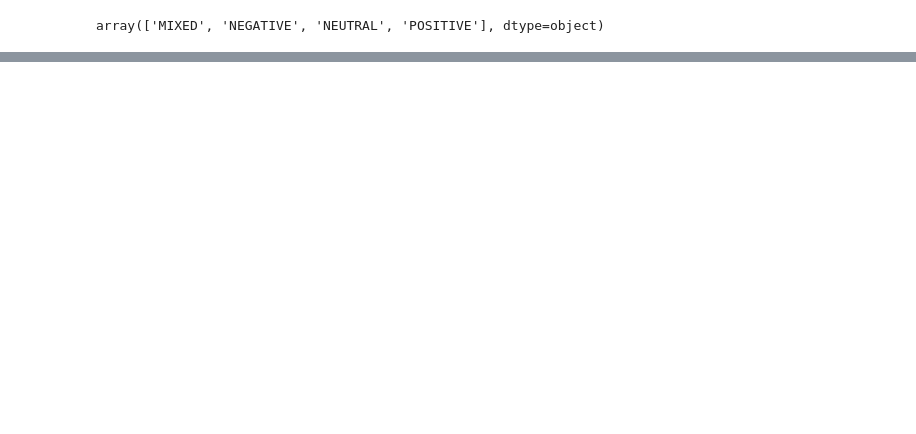
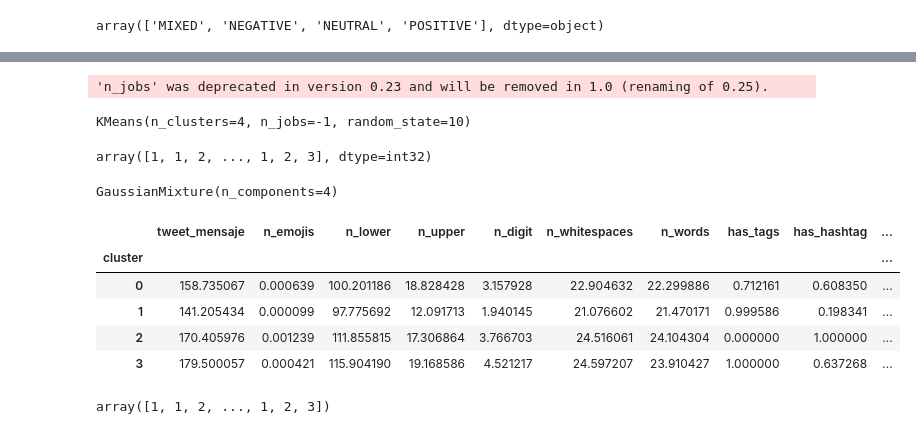
Before and after one commit to joathamxd/last_pr, a Jupyter notebook: notebooks/Práctica 5, Equipo Merequetengues.ipynb, the cells around one changed output, grey strips where cells are left out. Saved outputs shown, nothing was run; the diff lists cells and outputs as text; code cells hidden in the pictures; blank space fills up the shorter version.

Commit message:
se agregan clusters

```diff
--- a/notebooks/Práctica 5, Equipo Merequetengues.ipynb
+++ b/notebooks/Práctica 5, Equipo Merequetengues.ipynb
@@ -148,0 +218,9 @@ pr.data.loc[pr.data["sentiment"] == "POSITIVE"]
+# %%
+km.fit(Xs)
+# %% [output]
+'n_jobs' was deprecated in version 0.23 and will be removed in 1.0 (renaming of 0.25).
+KMeans(n_clusters=4, n_jobs=-1, random_state=10)
+# %%
+km.predict(Xs)
+# %% [output]
+array([1, 1, 2, ..., 1, 2, 3], dtype=int32)
@@ -148,0 +229,17 @@ pr.data.loc[pr.data["sentiment"] == "POSITIVE"]
+# %%
+gmm = GaussianMixture(n_components=4)
+# %%
+gmm.fit(Xs)
+# %% [output]
+GaussianMixture(n_components=4)
+# %%
+X['cluster']=gmm.predict(Xs)
+# %%
+X.groupby("cluster").mean().style.background_gradient(cmap='Blues')
+# %% [output]
+|  | tweet_mensaje | n_emojis | n_lower | n_upper | n_digit | n_whitespaces | n_words | has_tags | has_hashtag | ... |
+| cluster |  |  |  |  |  |  |  |  |  | ... |
+| 0 | 158.735067 | 0.000639 | 100.201186 | 18.828428 | 3.157928 | 22.904632 | 22.299886 | 0.712161 | 0.608350 | ... |
+| 1 | 141.205434 | 0.000099 | 97.775692 | 12.091713 | 1.940145 | 21.076602 | 21.470171 | 0.999586 | 0.198341 | ... |
+| 2 | 170.405976 | 0.001239 | 111.855815 | 17.306864 | 3.766703 | 24.516061 | 24.104304 | 0.000000 | 1.000000 | ... |
+| 3 | 179.500057 | 0.000421 | 115.904190 | 19.168586 | 4.521217 | 24.597207 | 23.910427 | 1.000000 | 0.637268 | ... |
@@ -148,0 +250,4 @@ pr.data.loc[pr.data["sentiment"] == "POSITIVE"]
+# %%
+cluster_model.predict(Xs)
+# %% [output]
+array([1, 1, 2, ..., 1, 2, 3])
```
Also changed, not shown: parts of 25 cells of this notebook, 3 other files.
